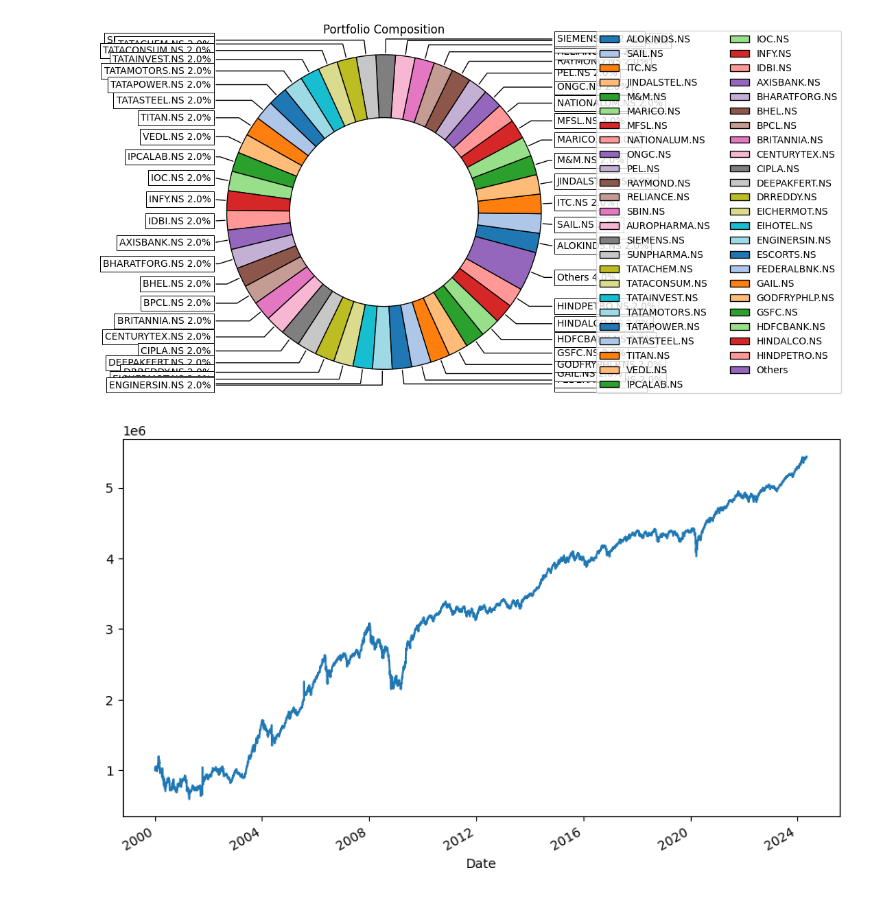
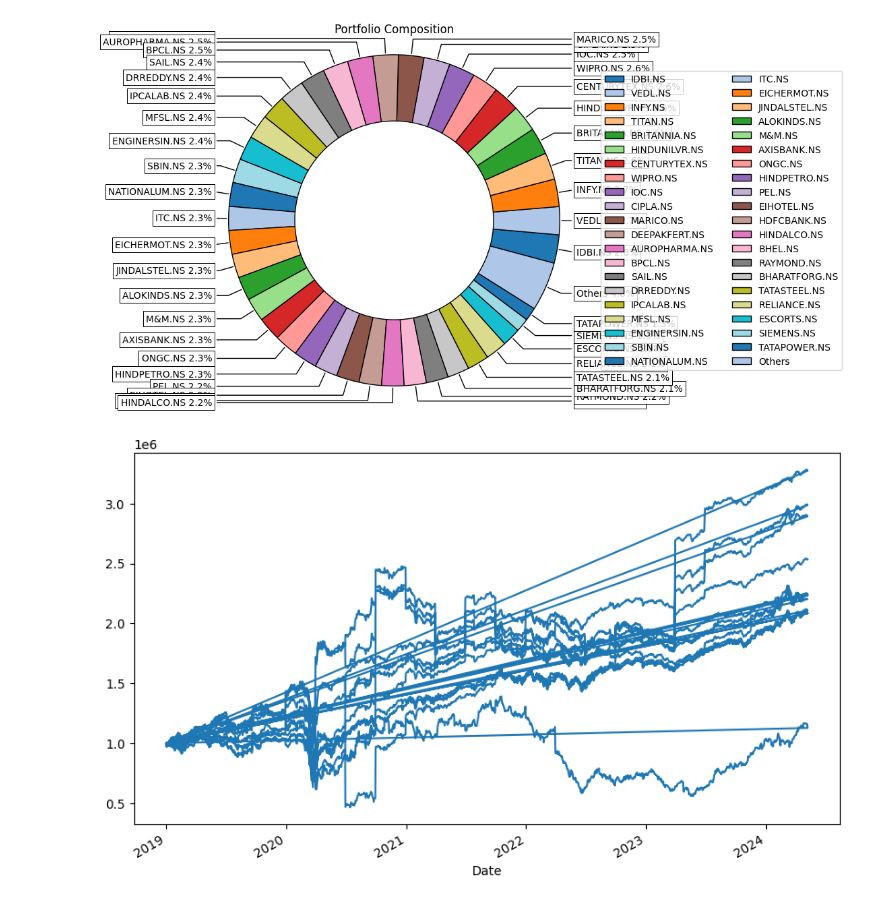
Before and after one commit to Divyanshu-info/Portfolio-Optimization-Comparision, a Jupyter notebook: sample_notebook.ipynb, the cells around one changed output. Cells and saved outputs as stored; diff of their text form; code cells hidden in the pictures.

```diff
--- a/sample_notebook.ipynb
+++ b/sample_notebook.ipynb
@@ -13,7 +13,7 @@ from tools import my_stocks
 session = requests_cache.CachedSession('yfinance.cache')
 session.headers['User-agent'] = 'my-program/1.0'
 
-start_date = pd.to_datetime("2000-01-01")
+start_date = pd.to_datetime("2019-01-01")
 # end_date = pd.to_datetime("2023-12-31")
 end_date = None
 
@@ -880,20 +952,20 @@ ax.figure.savefig('Images/Weights.png', format='png')
 # Save the plot to a file
 # ax\)
 # %% [output]
-[figure, old version]
+[figure, new version]
 # %%
 import matplotlib.pyplot as plt
 
 # Assuming your time series data is stored in a variable called 'time_series'
 plt.figure(figsize=(10, 6))
-res["Investment Value"].plot()
+res11["Investment Value"].plot()
 
 # Set the title and labels for the plot
 # Show the plot
 plt.savefig('Images/Backtest.png', format='png')
 plt.show()
 # %% [output]
-[figure, old version]
+[figure, new version]
 # %%
 res2 = res[["Expected Return", "Volatility", "Max Drawdown", "Sharpe Ratio", "Sortino Ratio", "Omega Ratio", "CAGR"]]
 res2[["Expected Return", "Volatility", "Max Drawdown", "CAGR"]] = res2[["Expected Return", "Volatility", "Max Drawdown", "CAGR"]]*100
```
Also changed, not shown: parts of 7 cells of this notebook, 16 other files.
